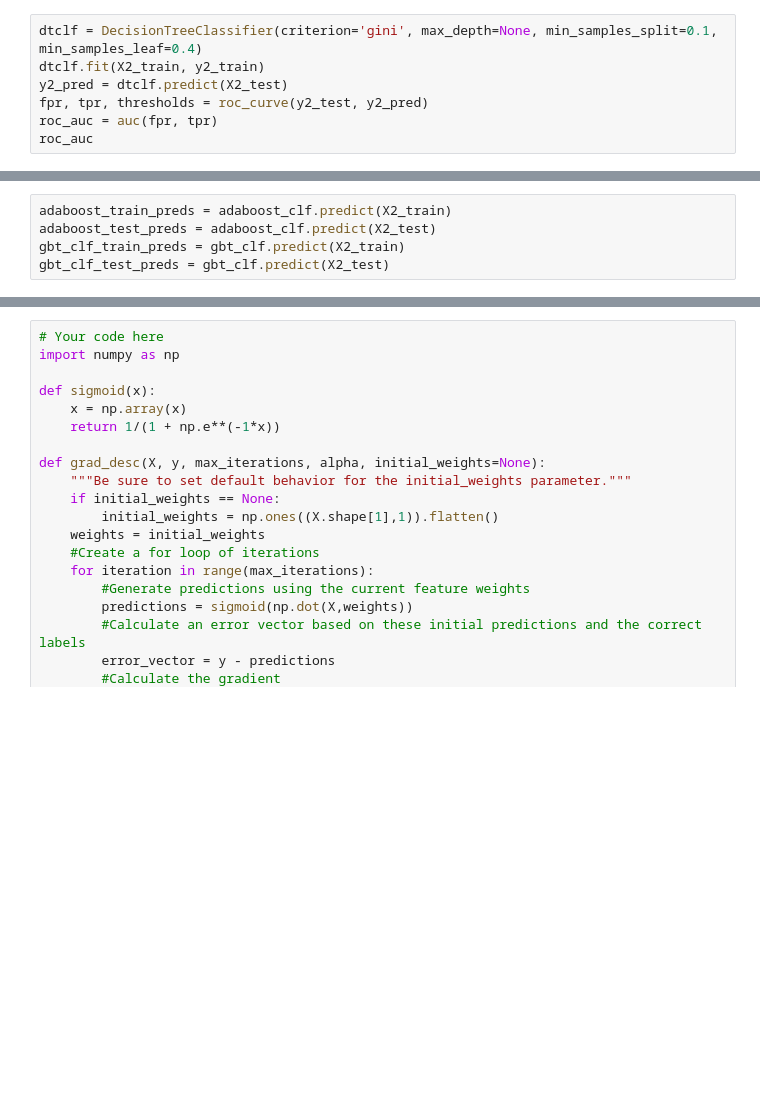
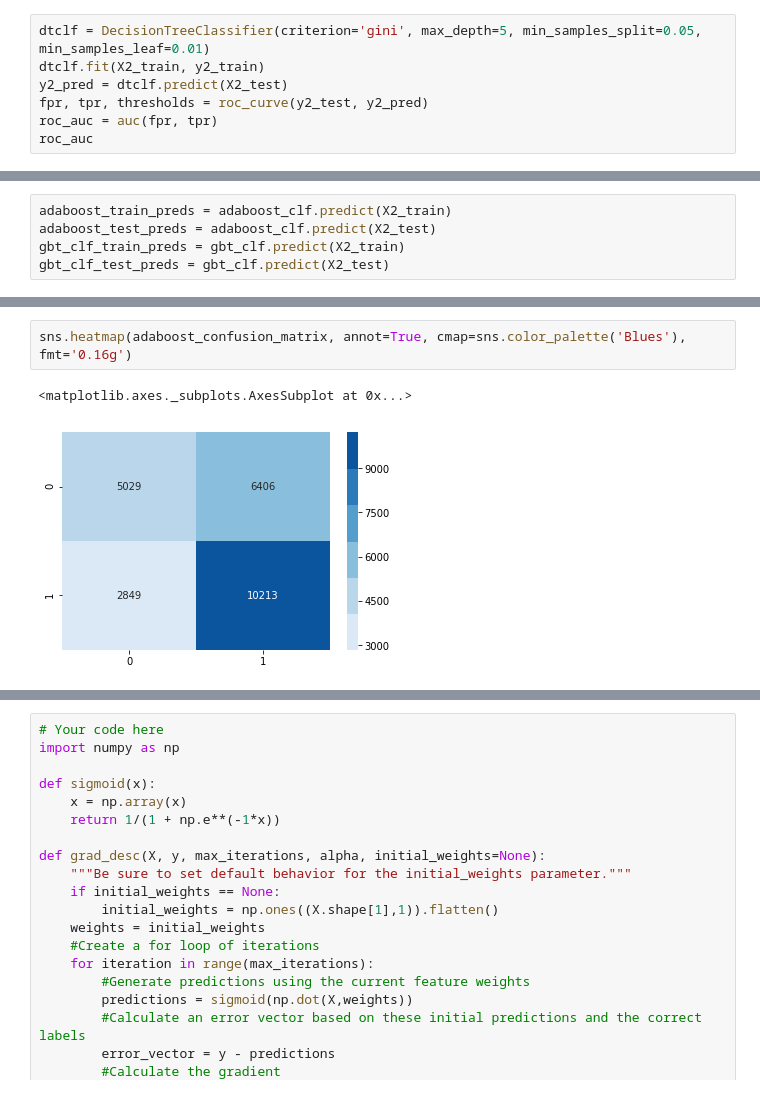
Before and after one commit to steeznation16/dsc-3-final-project-online-ds-ft-100118, a Jupyter notebook: student.ipynb, the cells around one changed output, grey strips where cells are left out. Drawn from its saved outputs; the diff is of its cells as text; blank space fills up the shorter version.

```diff
--- a/student.ipynb
+++ b/student.ipynb
@@ -1313,5 +1327,5 @@ Test Set Recall Score
 # %%
-dtclf = DecisionTreeClassifier(criterion='gini', max_depth=None, min_samples_split=0.1, min_samples_leaf=0.4)
+dtclf = DecisionTreeClassifier(criterion='gini', max_depth=5, min_samples_split=0.05, min_samples_leaf=0.01)
 dtclf.fit(X2_train, y2_train)
 y2_pred = dtclf.predict(X2_test)
 fpr, tpr, thresholds = roc_curve(y2_test, y2_pred)
@@ -1422,0 +1452,5 @@ array([[9994, 3068],
+# %%
+sns.heatmap(adaboost_confusion_matrix, annot=True, cmap=sns.color_palette('Blues'), fmt='0.16g')
+# %% [output]
+<matplotlib.axes._subplots.AxesSubplot at 0x...>
+[figure, added]
```
Also changed, not shown: parts of 76 cells of this notebook.
